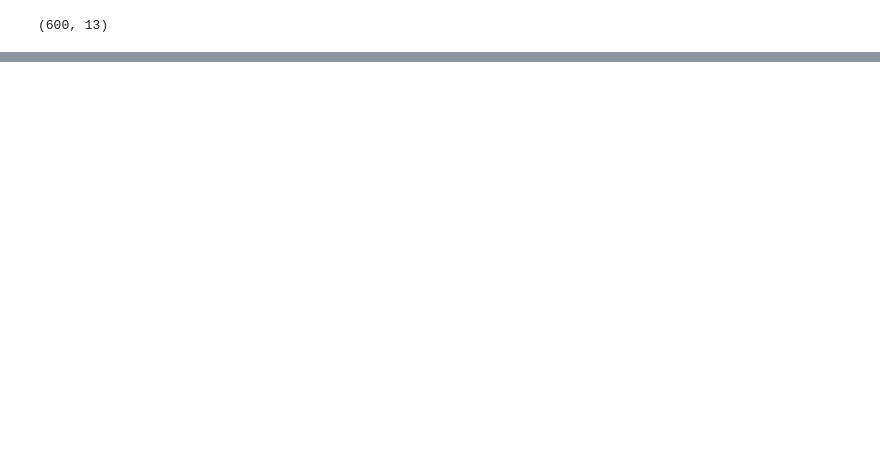
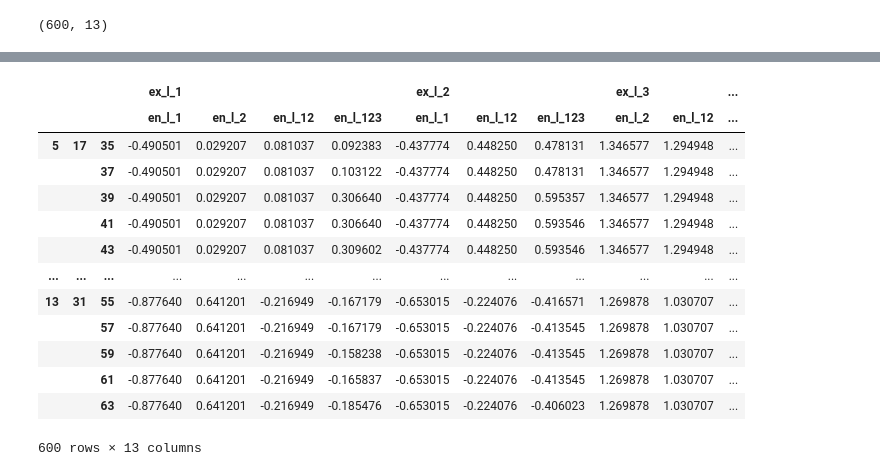
Before and after one commit to Oliver-De-Fusco/6CAP-TA-Code, a Jupyter notebook: results_analysis.ipynb, the cells around one changed output, grey strips where cells are left out. Drawn from its saved outputs; the diff is of its cells as text; code cells hidden in the pictures; blank space fills up the shorter version.

```diff
--- a/results_analysis.ipynb
+++ b/results_analysis.ipynb
@@ -85,0 +99,17 @@ dtype: object
+# %%
+data.xs("Sharpe", level=2, axis=1).xs("Lower", level=3, axis=0)
+# %% [output]
+|  |  |  | ex_l_1 |  |  |  | ex_l_2 |  |  | ex_l_3 |  | ... |
+|  |  |  | en_l_1 | en_l_2 | en_l_12 | en_l_123 | en_l_1 | en_l_12 | en_l_123 | en_l_2 | en_l_12 | ... |
+| 5 | 17 | 35 | -0.490501 | 0.029207 | 0.081037 | 0.092383 | -0.437774 | 0.448250 | 0.478131 | 1.346577 | 1.294948 | ... |
+|  |  | 37 | -0.490501 | 0.029207 | 0.081037 | 0.103122 | -0.437774 | 0.448250 | 0.478131 | 1.346577 | 1.294948 | ... |
+|  |  | 39 | -0.490501 | 0.029207 | 0.081037 | 0.306640 | -0.437774 | 0.448250 | 0.595357 | 1.346577 | 1.294948 | ... |
+|  |  | 41 | -0.490501 | 0.029207 | 0.081037 | 0.306640 | -0.437774 | 0.448250 | 0.593546 | 1.346577 | 1.294948 | ... |
+|  |  | 43 | -0.490501 | 0.029207 | 0.081037 | 0.309602 | -0.437774 | 0.448250 | 0.593546 | 1.346577 | 1.294948 | ... |
+| ... | ... | ... | ... | ... | ... | ... | ... | ... | ... | ... | ... | ... |
+| 13 | 31 | 55 | -0.877640 | 0.641201 | -0.216949 | -0.167179 | -0.653015 | -0.224076 | -0.416571 | 1.269878 | 1.030707 | ... |
+|  |  | 57 | -0.877640 | 0.641201 | -0.216949 | -0.167179 | -0.653015 | -0.224076 | -0.413545 | 1.269878 | 1.030707 | ... |
+|  |  | 59 | -0.877640 | 0.641201 | -0.216949 | -0.158238 | -0.653015 | -0.224076 | -0.413545 | 1.269878 | 1.030707 | ... |
+|  |  | 61 | -0.877640 | 0.641201 | -0.216949 | -0.165837 | -0.653015 | -0.224076 | -0.413545 | 1.269878 | 1.030707 | ... |
+|  |  | 63 | -0.877640 | 0.641201 | -0.216949 | -0.185476 | -0.653015 | -0.224076 | -0.406023 | 1.269878 | 1.030707 | ... |
+600 rows × 13 columns
```
Also changed, not shown: parts of 10 cells of this notebook, 3 other files.
